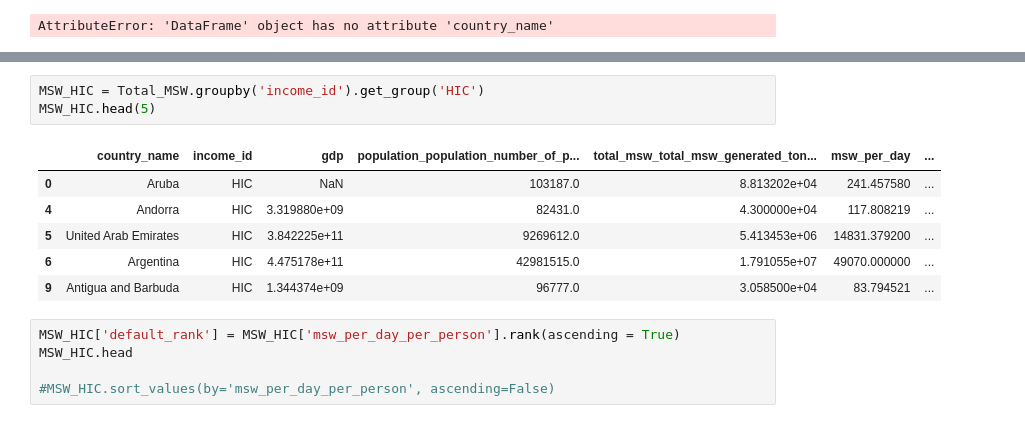
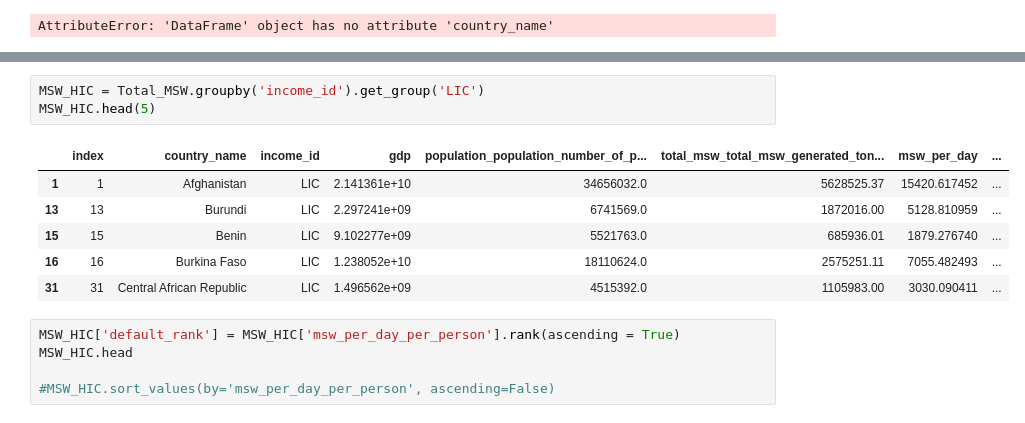
Before and after one commit to ShilpaMuralidhar/WasteManagement, a Jupyter notebook: Data_Science/Total_MSW_Europe.ipynb, the cells around one changed output, grey strips where cells are left out. Cells and saved outputs as stored; diff of their text form.

```diff
--- a/Data_Science/Total_MSW_Europe.ipynb
+++ b/Data_Science/Total_MSW_Europe.ipynb
@@ -198,15 +198,15 @@ plt.show()
 [interactive output not drawn]
 [interactive output not drawn]
 # %%
-MSW_HIC = Total_MSW.groupby('income_id').get_group('HIC')
+MSW_HIC = Total_MSW.groupby('income_id').get_group('LIC')
 MSW_HIC.head(5)
 # %% [output]
-|  | country_name | income_id | gdp | population_population_number_of_p... | total_msw_total_msw_generated_ton... | msw_per_day | ... |
-| 0 | Aruba | HIC | NaN | 103187.0 | 8.813202e+04 | 241.457580 | ... |
-| 4 | Andorra | HIC | 3.319880e+09 | 82431.0 | 4.300000e+04 | 117.808219 | ... |
-| 5 | United Arab Emirates | HIC | 3.842225e+11 | 9269612.0 | 5.413453e+06 | 14831.379200 | ... |
-| 6 | Argentina | HIC | 4.475178e+11 | 42981515.0 | 1.791055e+07 | 49070.000000 | ... |
-| 9 | Antigua and Barbuda | HIC | 1.344374e+09 | 96777.0 | 3.058500e+04 | 83.794521 | ... |
+|  | index | country_name | income_id | gdp | population_population_number_of_p... | total_msw_total_msw_generated_ton... | msw_per_day | ... |
+| 1 | 1 | Afghanistan | LIC | 2.141361e+10 | 34656032.0 | 5628525.37 | 15420.617452 | ... |
+| 13 | 13 | Burundi | LIC | 2.297241e+09 | 6741569.0 | 1872016.00 | 5128.810959 | ... |
+| 15 | 15 | Benin | LIC | 9.102277e+09 | 5521763.0 | 685936.01 | 1879.276740 | ... |
+| 16 | 16 | Burkina Faso | LIC | 1.238052e+10 | 18110624.0 | 2575251.11 | 7055.482493 | ... |
+| 31 | 31 | Central African Republic | LIC | 1.496562e+09 | 4515392.0 | 1105983.00 | 3030.090411 | ... |
 # %%
 MSW_HIC['default_rank'] = MSW_HIC['msw_per_day_per_person'].rank(ascending = True)
 MSW_HIC.head
```
